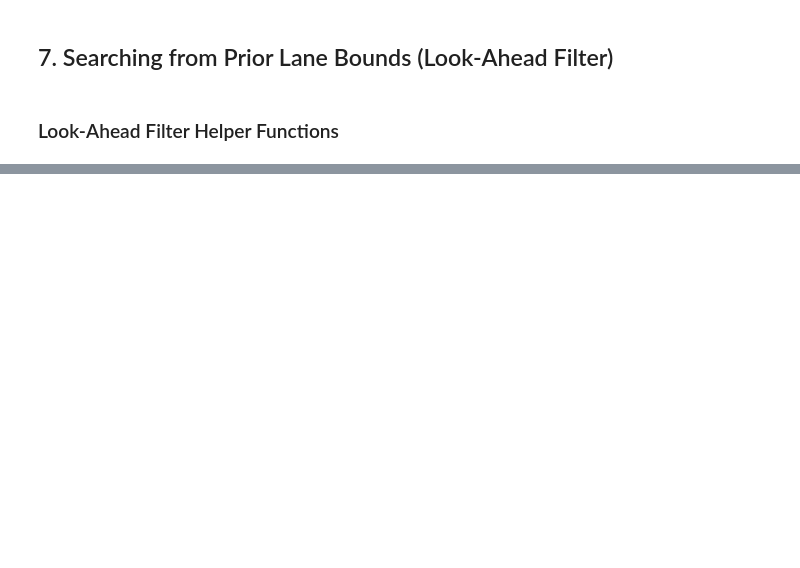
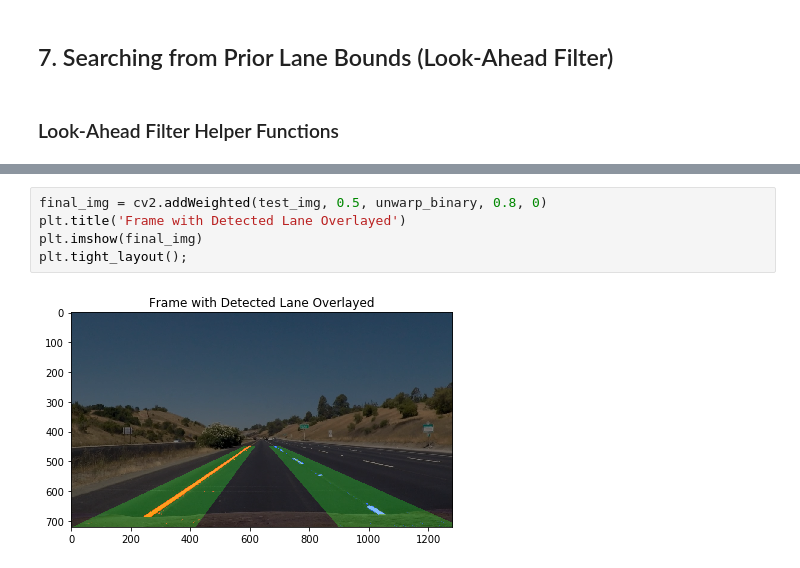
Before and after one commit to rezarajan/sdc-advanced-lane-lines, a Jupyter notebook: P2.ipynb, the cells around one changed output, grey strips where cells are left out. Saved outputs shown, nothing was run; the diff lists cells and outputs as text; blank space fills up the shorter version.

```diff
--- a/P2.ipynb
+++ b/P2.ipynb
@@ -598,0 +617,7 @@ plt.tight_layout();
+# %%
+final_img = cv2.addWeighted(test_img, 0.5, unwarp_binary, 0.8, 0)
+plt.title('Frame with Detected Lane Overlayed')
+plt.imshow(final_img)
+plt.tight_layout();
+# %% [output]
+[figure, added]
```
Also changed, not shown: parts of 9 cells of this notebook.
